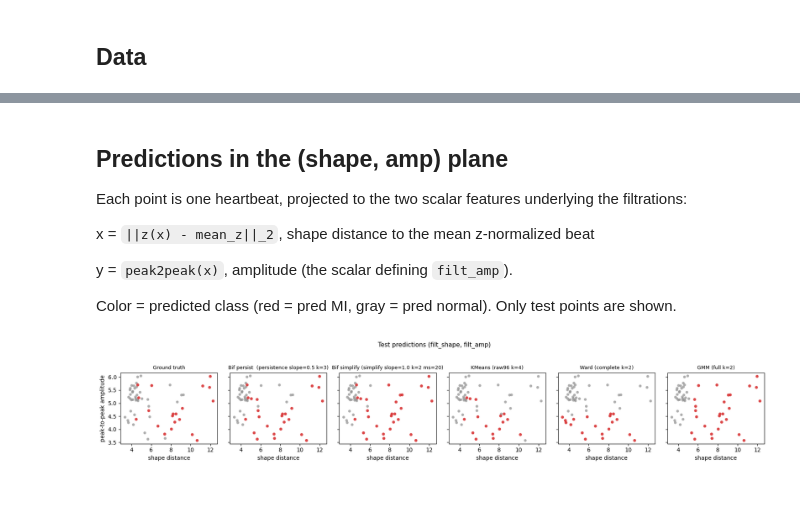
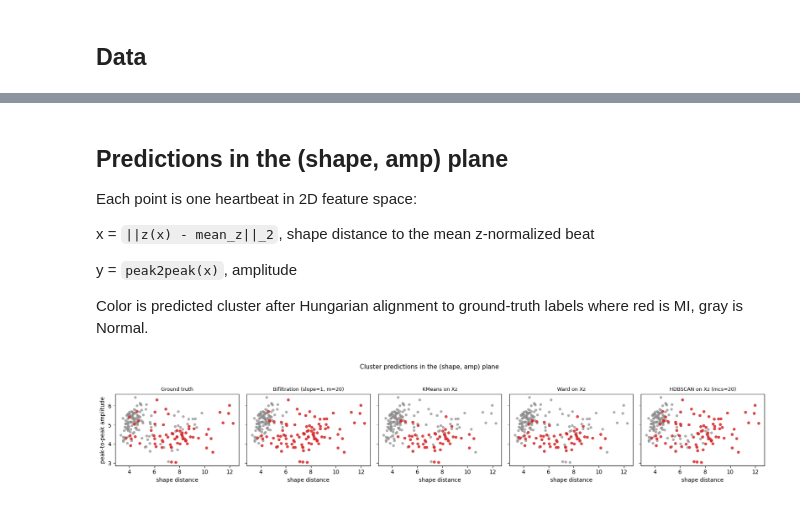
Before and after one commit to KiruxaLight/mpc, a Jupyter notebook: notebooks/15_detecting_ischemic_heartbeats.ipynb, the cells around one changed output, grey strips where cells are left out. Cells and saved outputs as stored; diff of their text form; code cells hidden in the pictures.

```diff
--- a/notebooks/15_detecting_ischemic_heartbeats.ipynb
+++ b/notebooks/15_detecting_ischemic_heartbeats.ipynb
@@ -89,20 +72,12 @@ The main pair is `shape x amp`.
 # %%
 Xz = (X - X.mean(axis=1, keepdims=True)) / (X.std(axis=1, keepdims=True) + 1e-9)
 amp = X.max(1) - X.min(1)
-dX = np.diff(X, axis=1)
-spec = np.abs(np.fft.rfft(Xz))
-peak_loc = np.argmax(X, axis=1).astype(float)
 
-D_axes = {
-    "shape": cdist(Xz, Xz),
-    "amp": np.abs(amp[:, None] - amp[None, :]),
-    "raw": cdist(X, X),
-    "deriv": cdist(dX, dX),
-    "spec": cdist(spec, spec),
-    "peakloc": np.abs(peak_loc[:, None] - peak_loc[None, :]),
-}
+D_shape = cdist(Xz, Xz)
+D_amp = np.abs(amp[:, None] - amp[None, :])
+
 iu, ju = np.triu_indices(N, k=1)
 edges = list(zip(iu.tolist(), ju.tolist()))
-F_axes = {k: assemble_filtration(N, edges, v[iu, ju]) for k, v in D_axes.items()}
-
-filt_shape, filt_amp = F_axes["shape"], F_axes["amp"]
+filt_shape = assemble_filtration(N, edges, D_shape[iu, ju])
+filt_amp   = assemble_filtration(N, edges, D_amp[iu, ju])
+print(f"N={N}, edges={len(edges)}")
@@ -215,48 +144,41 @@ pd.DataFrame(pair_rows).sort_values("test_F1", ascending=False).round(3)
 # %% [markdown]
 ## Predictions in the (shape, amp) plane
 
-Each point is one heartbeat, projected to the two scalar features underlying
-the filtrations:
+Each point is one heartbeat in 2D feature space:
 
 x = `||z(x) - mean_z||_2`, shape distance to the mean z-normalized beat
 
-y = `peak2peak(x)`, amplitude (the scalar defining `filt_amp`).
+y = `peak2peak(x)`, amplitude
 
-Color = predicted class (red = pred MI, gray = pred normal). Only test
-points are shown.
+Color is predicted cluster after Hungarian alignment to ground-truth labels where red is MI, gray is Normal.
 # %%
-res_by_name = {r["method"]: r for r in results}
-shape_x = np.linalg.norm(Xz - Xz.mean(0), axis=1)
-amp_y   = amp
+PRED_COLORS = {0: "0.55", 1: "C3"}
 
-methods_to_show = [
-    ("Ground truth", y_true),
-    (f"Bif persist  ({res_by_name['Bifiltration (persist)']['best_config']})",
-     res_by_name["Bifiltration (persist)"]["pred"]),
-    (f"Bif simplify ({res_by_name['Bifiltration (simplify)']['best_config']})",
-     res_by_name["Bifiltration (simplify)"]["pred"]),
-    (f"KMeans ({res_by_name['KMeans']['best_config']})", res_by_name["KMeans"]["pred"]),
-    (f"Ward ({res_by_name['Ward']['best_config']})", res_by_name["Ward"]["pred"]),
-    (f"GMM ({res_by_name['GMM']['best_config']})", res_by_name["GMM"]["pred"]),
-]
+shape_dist_vis = np.linalg.norm(Xz - Xz.mean(0), axis=1)
+
+methods_to_show = [("Ground truth", y_true)] + [(name, labels) for name, labels in methods.items()]
 
 fig, axes = plt.subplots(1, len(methods_to_show), figsize=(17, 3.0),
                          sharex=True, sharey=True)
-for ax, (name, pred) in zip(axes, methods_to_show):
-    pred = np.asarray(pred).astype(int)
-    xt, yt, pt = shape_x[test_idx], amp_y[test_idx], pred[test_idx]
-    ax.scatter(xt[pt == 0], yt[pt == 0], s=24, c="0.55", alpha=0.7,
-               edgecolors="none", label="pred normal")
-    ax.scatter(xt[pt == 1], yt[pt == 1], s=28, c="C3", alpha=0.85,
-               edgecolors="none", label="pred MI")
+for ax, (name, labels) in zip(axes, methods_to_show):
+    labels = np.asarray(labels)
+    if name == "Ground truth":
+        aligned = labels
+    else:
+        a, _ = align_hungarian(labels, y_true)
+        aligned = (a == 2).astype(int)
+    ax.scatter(shape_dist_vis[aligned == 0], amp[aligned == 0], s=24, c=PRED_COLORS[0],
+               alpha=0.7, edgecolors="none")
+    ax.scatter(shape_dist_vis[aligned == 1], amp[aligned == 1], s=28, c=PRED_COLORS[1],
+               alpha=0.85, edgecolors="none")
     ax.set_title(name, fontsize=9)
     ax.set_xlabel("shape distance")
 axes[0].set_ylabel("peak-to-peak amplitude")
-fig.suptitle("Test predictions (filt_shape, filt_amp)", y=1.04, fontsize=11)
+fig.suptitle("Cluster predictions in the (shape, amp) plane", y=1.04, fontsize=11)
 fig.tight_layout()
 plt.show()
 # %% [output]
-[figure, old version]
+[figure, new version]
 # %%
 CLS_ORDER = ("Normal", "MI")
 PRED_COLORS = {0: "0.55", 1: "C3"}
```
Also changed, not shown: parts of 9 cells of this notebook.
